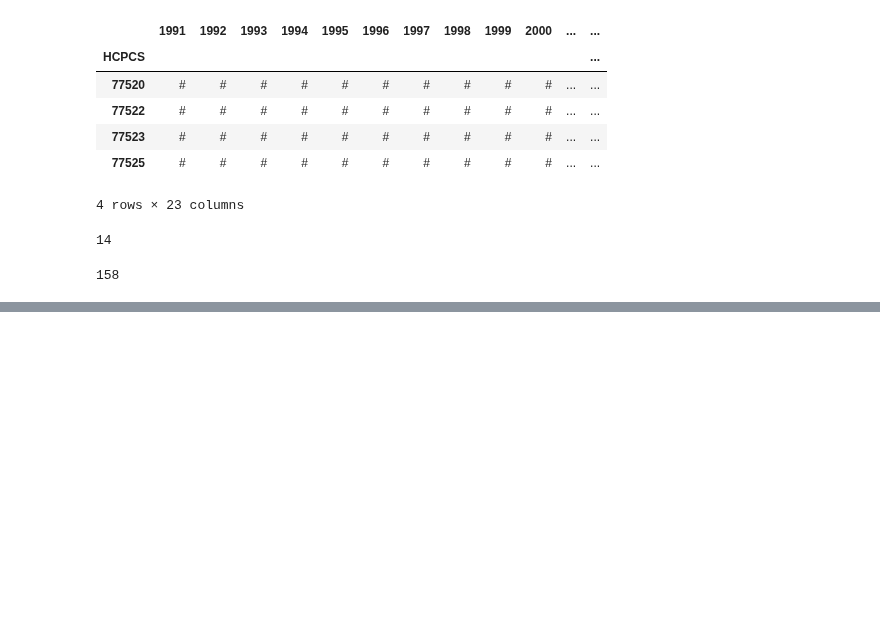
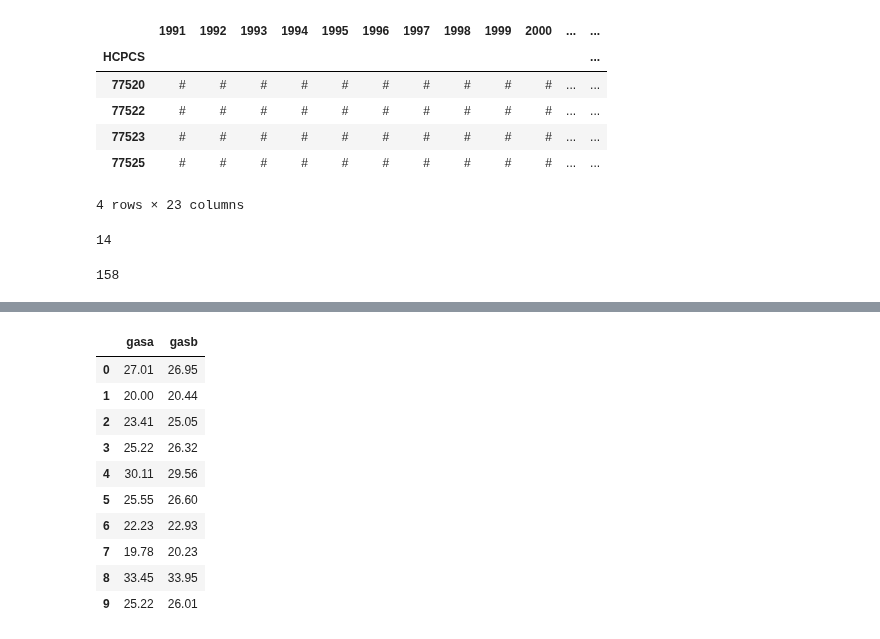
Before and after one commit to doolingdavid/SEERMATCH2, a Jupyter notebook: data_description.ipynb, the cells around one changed output, grey strips where cells are left out. Saved outputs shown, nothing was run; the diff lists cells and outputs as text; code cells hidden in the pictures; blank space fills up the shorter version.

```diff
--- a/data_description.ipynb
+++ b/data_description.ipynb
@@ -387,0 +396,23 @@ print(dflungcodes['tot'].sum())
+# %%
+import pandas as pd
+gas_a_list =[27.01, 20, 23.41, 25.22, 30.11,
+             25.55, 22.23, 19.78, 33.45, 25.22]
+
+gas_b_list = [26.95, 20.44, 25.05, 26.32, 29.56,
+             26.60, 22.93, 20.23, 33.95, 26.01]
+
+dfgas = pd.DataFrame({'gasa': gas_a_list,
+                         'gasb': gas_b_list})
+dfgas
+# %% [output]
+|  | gasa | gasb |
+| 0 | 27.01 | 26.95 |
+| 1 | 20.00 | 20.44 |
+| 2 | 23.41 | 25.05 |
+| 3 | 25.22 | 26.32 |
+| 4 | 30.11 | 29.56 |
+| 5 | 25.55 | 26.60 |
+| 6 | 22.23 | 22.93 |
+| 7 | 19.78 | 20.23 |
+| 8 | 33.45 | 33.95 |
+| 9 | 25.22 | 26.01 |
```
Also changed, not shown: parts of 12 cells of this notebook.
